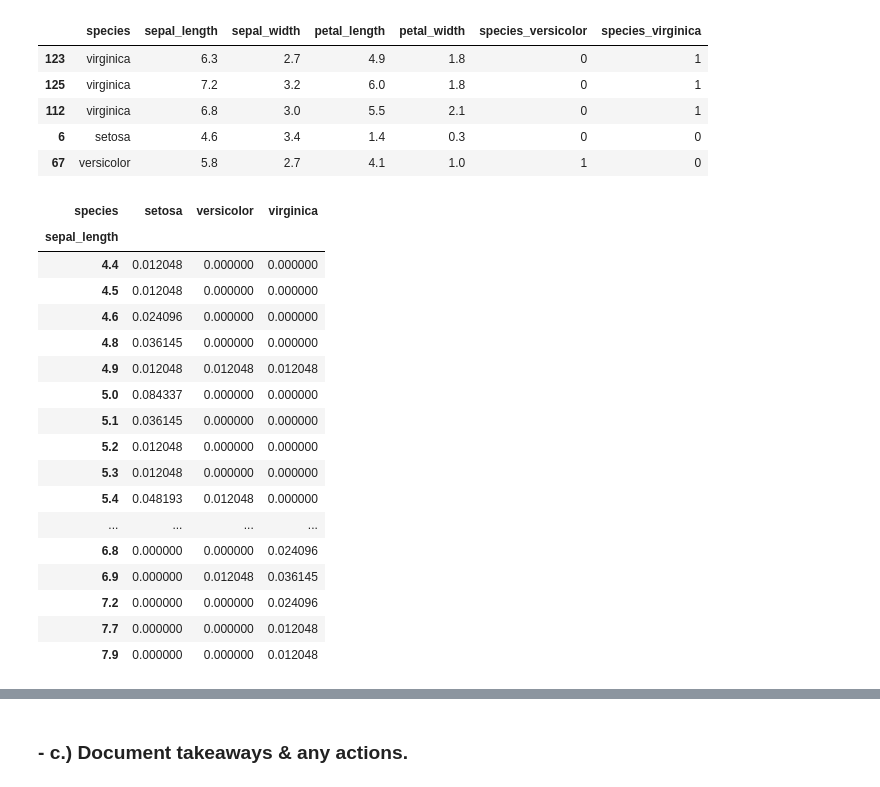
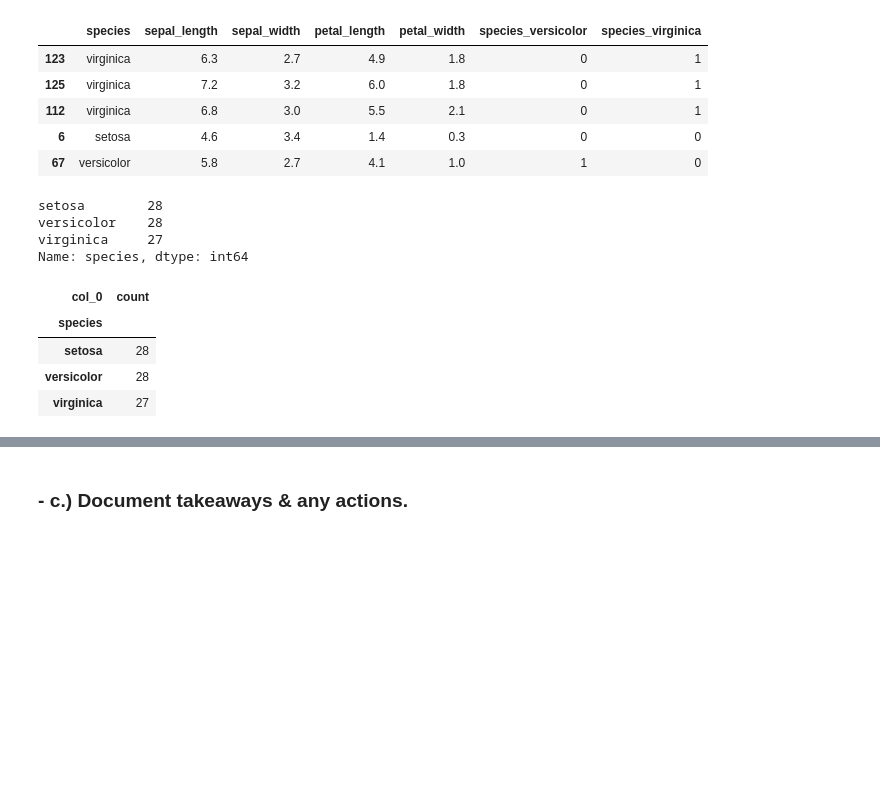
Before and after one commit to RobLMurphy92/classification-exercises, a Jupyter notebook: classification_exercises.ipynb, the cells around one changed output, grey strips where cells are left out. Saved outputs shown, nothing was run; the diff lists cells and outputs as text; code cells hidden in the pictures; blank space fills up the shorter version.

```diff
--- a/classification_exercises.ipynb
+++ b/classification_exercises.ipynb
@@ -768,26 +787,18 @@ train.head()
 | 112 | virginica | 6.8 | 3.0 | 5.5 | 2.1 | 0 | 1 |
 | 6 | setosa | 4.6 | 3.4 | 1.4 | 0.3 | 0 | 0 |
 | 67 | versicolor | 5.8 | 2.7 | 4.1 | 1.0 | 1 | 0 |
+# %%
+train.species.value_counts()
+# %% [output]
+setosa        28
+versicolor    28
+virginica     27
+Name: species, dtype: int64
 # %%
-ctsl = pd.crosstab(index=train.species, columns = train.sepal_length, normalize = True).T
-
-ctsl
+pd.crosstab(index= train.species, columns= 'count')
 # %% [output]
-| species | setosa | versicolor | virginica |
-| sepal_length |  |  |  |
-| 4.4 | 0.012048 | 0.000000 | 0.000000 |
-| 4.5 | 0.012048 | 0.000000 | 0.000000 |
-| 4.6 | 0.024096 | 0.000000 | 0.000000 |
-| 4.8 | 0.036145 | 0.000000 | 0.000000 |
-| 4.9 | 0.012048 | 0.012048 | 0.012048 |
-| 5.0 | 0.084337 | 0.000000 | 0.000000 |
-| 5.1 | 0.036145 | 0.000000 | 0.000000 |
-| 5.2 | 0.012048 | 0.000000 | 0.000000 |
-| 5.3 | 0.012048 | 0.000000 | 0.000000 |
-| 5.4 | 0.048193 | 0.012048 | 0.000000 |
-| ... | ... | ... | ... |
-| 6.8 | 0.000000 | 0.000000 | 0.024096 |
-| 6.9 | 0.000000 | 0.012048 | 0.036145 |
-| 7.2 | 0.000000 | 0.000000 | 0.024096 |
-| 7.7 | 0.000000 | 0.000000 | 0.012048 |
-| 7.9 | 0.000000 | 0.000000 | 0.012048 |
+| col_0 | count |
+| species |  |
+| setosa | 28 |
+| versicolor | 28 |
+| virginica | 27 |
```
Also changed, not shown: parts of 35 cells of this notebook.
